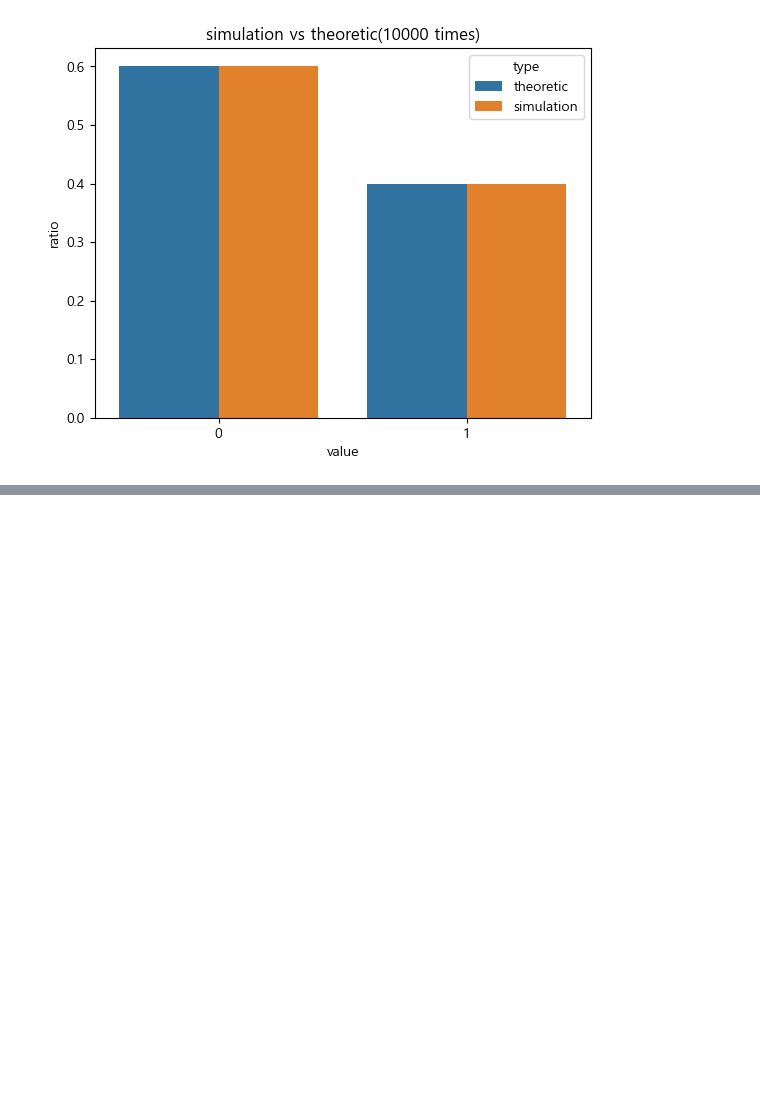
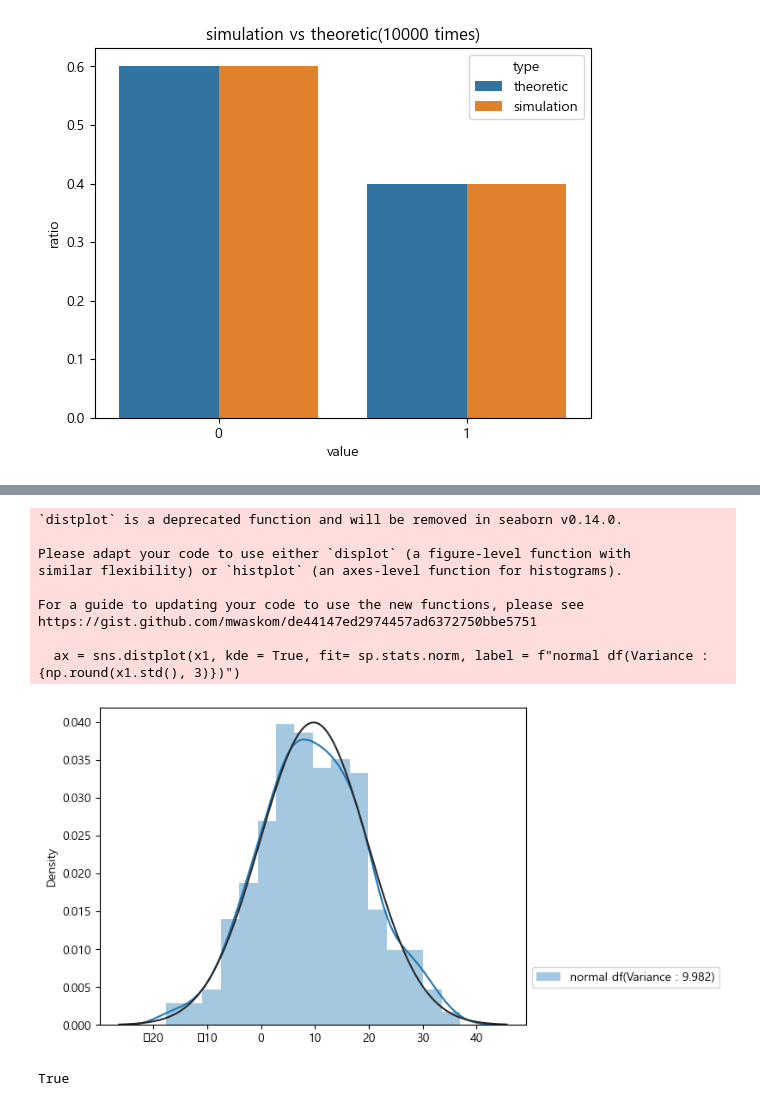
Before and after one commit to ZiNoBae/Practice_ubion, a Jupyter notebook: zino_drill/fin_stats_03_distribution.ipynb, the cells around one changed output, grey strips where cells are left out. Drawn from its saved outputs; the diff is of its cells as text; code cells hidden in the pictures; blank space fills up the shorter version.

```diff
--- a/zino_drill/fin_stats_03_distribution.ipynb
+++ b/zino_drill/fin_stats_03_distribution.ipynb
@@ -231,0 +241,39 @@ sim_bernoulli_df(0.4, 10000)
+# %%
+# 정규성 확보
+
+N1 = 500
+sigma_1 = 10
+mu_1 = 10
+
+# random data
+
+np.random.seed(0)
+x1 = sp.stats.norm(mu_1, sigma_1).rvs(N1)
+# %%
+# visualizing
+
+# kde = Kernel Density Estimation : 데이터의분포를 부드러운 곡선으로 continuously
+    # True로 바꿀시, continuous로 fit = stats.norm과 비교가능
+# fit= stats.norm : 정규분포 곡선을 표시하여, 데이터의 분포가 정규분포를 따르는지 확인 가능
+# np.round ~ : x1의 standard deviation을 소수점 셋째자리까지 반올림
+ax = sns.distplot(x1, kde = True, fit= sp.stats.norm, label = f"normal df(Variance : {np.round(x1.std(), 3)})")
+plt.legend(bbox_to_anchor = (1.0, .2)) # chart 가로 세로 크기
+plt.show()
+# %% [output]
+`distplot` is a deprecated function and will be removed in seaborn v0.14.0.
+
+Please adapt your code to use either `displot` (a figure-level function with
+similar flexibility) or `histplot` (an axes-level function for histograms).
+
+For a guide to updating your code to use the new functions, please see
+https://gist.github.com/mwaskom/de44147ed2974457ad6372750bbe5751
+
+  ax = sns.distplot(x1, kde = True, fit= sp.stats.norm, label = f"normal df(Variance : {np.round(x1.std(), 3)})")
+[figure, added]
+# %%
+mu = 0
+sigma = 1
+
+(mu ==0) & (sigma == 1)
+# %% [output]
+True
```
Also changed, not shown: parts of 17 cells of this notebook.
